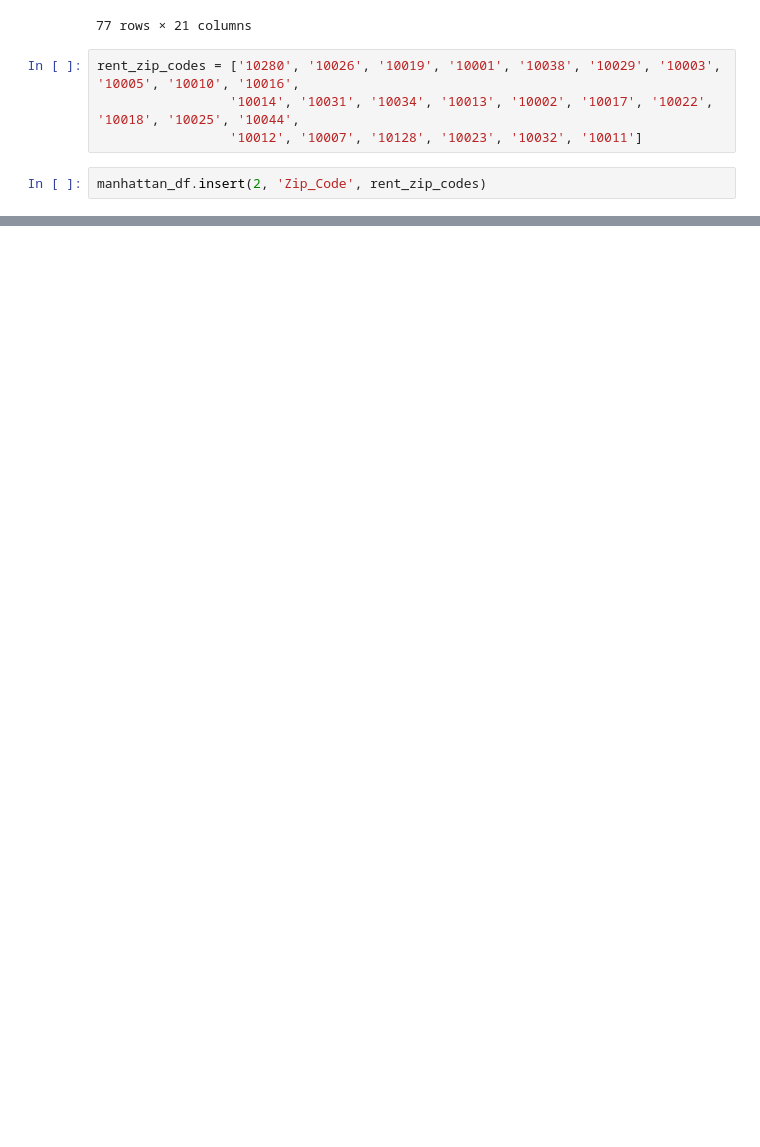
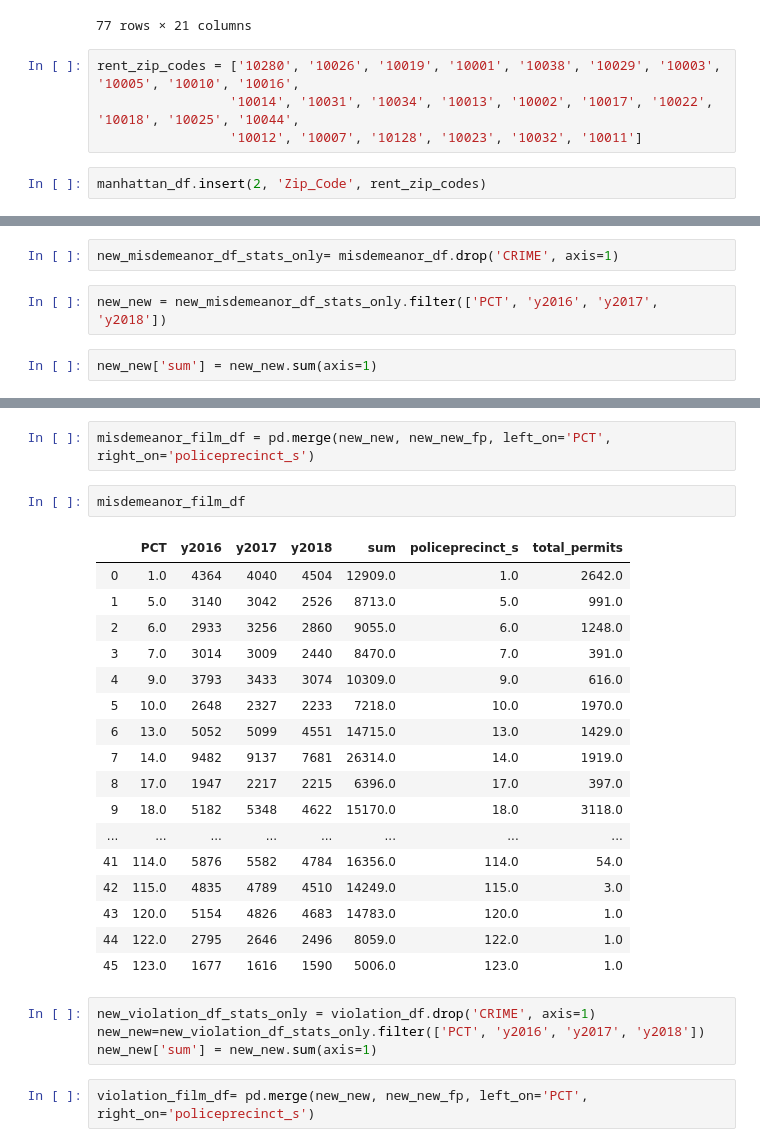
Before and after one commit to triolinho/stats_project, a Jupyter notebook: project_nb.ipynb, the cells around one changed output, grey strips where cells are left out. Cells and saved outputs as stored; diff of their text form; blank space fills up the shorter version.

```diff
--- a/project_nb.ipynb
+++ b/project_nb.ipynb
@@ -600,0 +891,6 @@ manhattan_df
+# %%
+new_misdemeanor_df_stats_only= misdemeanor_df.drop('CRIME', axis=1)
+# %%
+new_new = new_misdemeanor_df_stats_only.filter(['PCT', 'y2016', 'y2017', 'y2018'])
+# %%
+new_new['sum'] = new_new.sum(axis=1)
@@ -600,0 +915,28 @@ manhattan_df
+# %%
+misdemeanor_film_df = pd.merge(new_new, new_new_fp, left_on='PCT', right_on='policeprecinct_s')
+# %%
+misdemeanor_film_df
+# %% [output]
+|  | PCT | y2016 | y2017 | y2018 | sum | policeprecinct_s | total_permits |
+| 0 | 1.0 | 4364 | 4040 | 4504 | 12909.0 | 1.0 | 2642.0 |
+| 1 | 5.0 | 3140 | 3042 | 2526 | 8713.0 | 5.0 | 991.0 |
+| 2 | 6.0 | 2933 | 3256 | 2860 | 9055.0 | 6.0 | 1248.0 |
+| 3 | 7.0 | 3014 | 3009 | 2440 | 8470.0 | 7.0 | 391.0 |
+| 4 | 9.0 | 3793 | 3433 | 3074 | 10309.0 | 9.0 | 616.0 |
+| 5 | 10.0 | 2648 | 2327 | 2233 | 7218.0 | 10.0 | 1970.0 |
+| 6 | 13.0 | 5052 | 5099 | 4551 | 14715.0 | 13.0 | 1429.0 |
+| 7 | 14.0 | 9482 | 9137 | 7681 | 26314.0 | 14.0 | 1919.0 |
+| 8 | 17.0 | 1947 | 2217 | 2215 | 6396.0 | 17.0 | 397.0 |
+| 9 | 18.0 | 5182 | 5348 | 4622 | 15170.0 | 18.0 | 3118.0 |
+| ... | ... | ... | ... | ... | ... | ... | ... |
+| 41 | 114.0 | 5876 | 5582 | 4784 | 16356.0 | 114.0 | 54.0 |
+| 42 | 115.0 | 4835 | 4789 | 4510 | 14249.0 | 115.0 | 3.0 |
+| 43 | 120.0 | 5154 | 4826 | 4683 | 14783.0 | 120.0 | 1.0 |
+| 44 | 122.0 | 2795 | 2646 | 2496 | 8059.0 | 122.0 | 1.0 |
+| 45 | 123.0 | 1677 | 1616 | 1590 | 5006.0 | 123.0 | 1.0 |
+# %%
+new_violation_df_stats_only = violation_df.drop('CRIME', axis=1)
+new_new=new_violation_df_stats_only.filter(['PCT', 'y2016', 'y2017', 'y2018'])
+new_new['sum'] = new_new.sum(axis=1)
+# %%
+violation_film_df= pd.merge(new_new, new_new_fp, left_on='PCT', right_on='policeprecinct_s')
```
Also changed, not shown: parts of 34 cells of this notebook, 4 other files.
